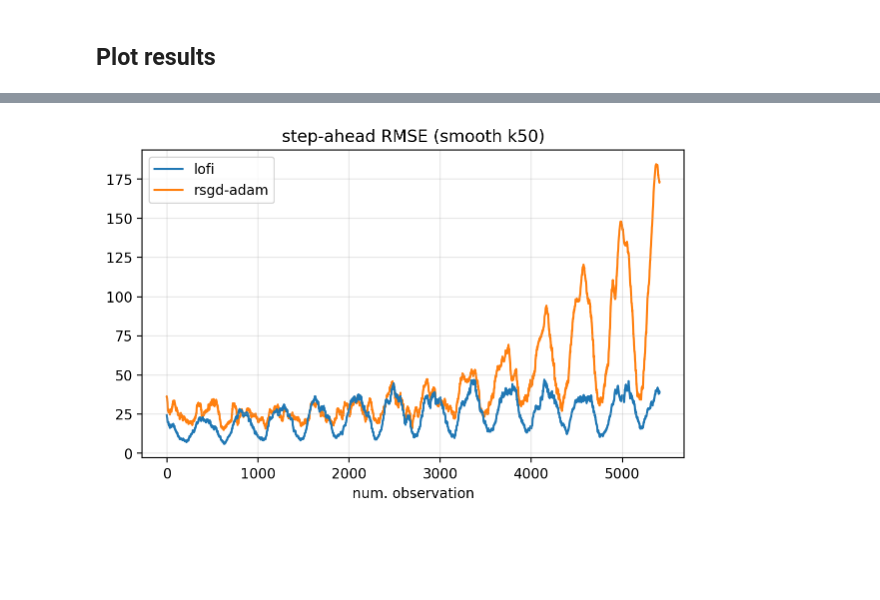
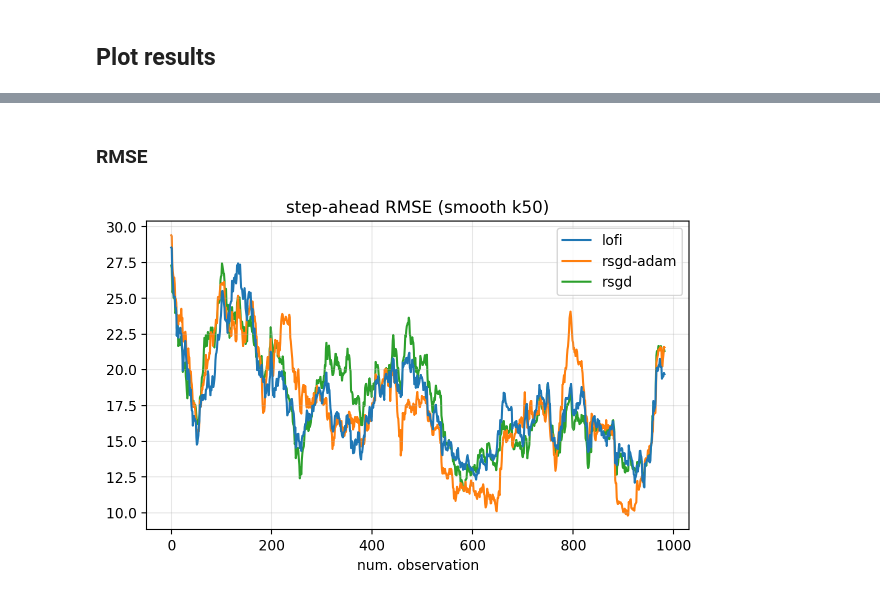
Before and after one commit to probml/rebayes, a Jupyter notebook: demos/collas/regression/rotating-mnist-unsorted.ipynb, the cells around one changed output, grey strips where cells are left out. Saved outputs shown, nothing was run; the diff lists cells and outputs as text; code cells hidden in the pictures; blank space fills up the shorter version.

```diff
--- a/demos/collas/regression/rotating-mnist-unsorted.ipynb
+++ b/demos/collas/regression/rotating-mnist-unsorted.ipynb
@@ -75,11 +66,15 @@ callback = partial(callbacks.cb_reg_mc,
 )
 # %%
 callback_rsgd_adam = partial(callback, apply_fn=agent_rsgd_adam.apply_fn, agent=agent_rsgd_adam)
-bel_rsgd_adam, output_rsgd_adam = agent_rsgd_adam.scan(X_train, Y_train, progress_bar=True, callback=callback_rsgd_adam)
+bel_rsgd_adam, output_rsgd_adam = agent_rsgd_adam.scan(X_test, Y_test, progress_bar=True, callback=callback_rsgd_adam)
 output_rsgd_adam = tree_to_cpu(output_rsgd_adam)
+# %%
+callback_rsgd = partial(callback, apply_fn=agent_rsgd.apply_fn, agent=agent_rsgd)
+bel_rsgd, output_rsgd = agent_rsgd.scan(X_test, Y_test, progress_bar=True, callback=callback_rsgd)
+output_rsgd = tree_to_cpu(output_rsgd)
 # %%
 callback_lofi = partial(callback, apply_fn=agent_lofi.params.emission_mean_function, agent=agent_lofi)
-bel_lofi, output_lofi = agent_lofi.scan(X_train, Y_train, progress_bar=True, callback=callback_lofi)
+bel_lofi, output_lofi = agent_lofi.scan(X_test, Y_test, progress_bar=True, callback=callback_lofi)
 output_lofi = tree_to_cpu(output_lofi)
 # %% [markdown]
 ## Plot results
@@ -112,26 +84,31 @@ plt.savefig(namefile)
+# %% [markdown]
+### RMSE
 # %%
 fig, ax = plt.subplots(figsize=(7, 4))
 
 err_smooth_lofi = output_lofi["osa-metric"]
 err_smooth_rsgd_adam = output_rsgd_adam["osa-metric"]
+err_smooth_rsgd = output_rsgd["osa-metric"]
 
 err_smooth_lofi = np.convolve(err_smooth_lofi, kernel, mode=kmode)
 err_smooth_rsgd_adam = np.convolve(err_smooth_rsgd_adam, kernel, mode=kmode)
+err_smooth_rsgd = np.convolve(err_smooth_rsgd, kernel, mode=kmode)
 
-plt.plot(err_smooth_lofi, label="lofi", zorder=1)
-plt.plot(err_smooth_rsgd_adam, label="rsgd-adam", zorder=0)
+plt.plot(err_smooth_lofi, label="lofi", zorder=2)
+plt.plot(err_smooth_rsgd_adam, label="rsgd-adam", zorder=1)
+plt.plot(err_smooth_rsgd, label="rsgd", zorder=0)
 
 plt.grid(alpha=0.3)
 
 vmin = np.quantile(err_smooth_rsgd_adam, 0.00)
 vmax = np.quantile(err_smooth_rsgd_adam, 0.99)
 plt.legend()
 plt.title(f"step-ahead RMSE (smooth k{ksize})")
 plt.xlabel("num. observation")
 
 namefile = "ose-rmse.pdf"
 namefile = os.path.join(dir_output, f"{task_name}-{namefile}")
 plt.savefig(namefile)
 # plt.ylim(vmin, vmax);
 # %% [output]
-[figure, old version]
+[figure, new version]
```
Also changed, not shown: parts of 11 cells of this notebook.
